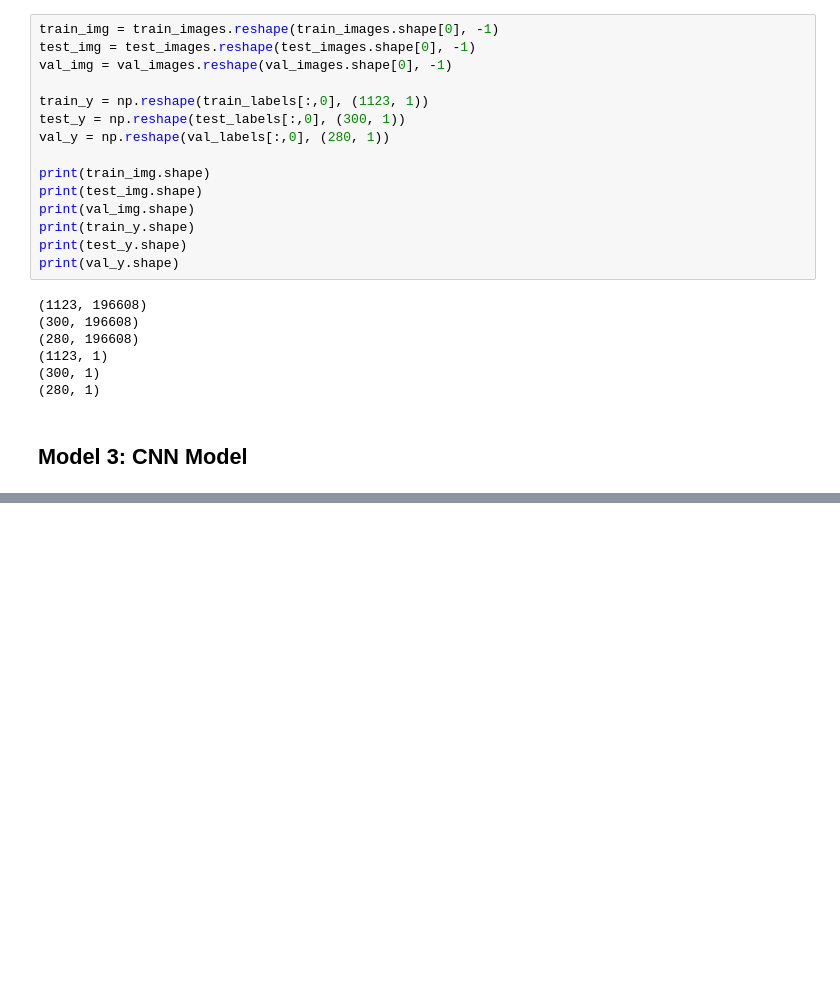
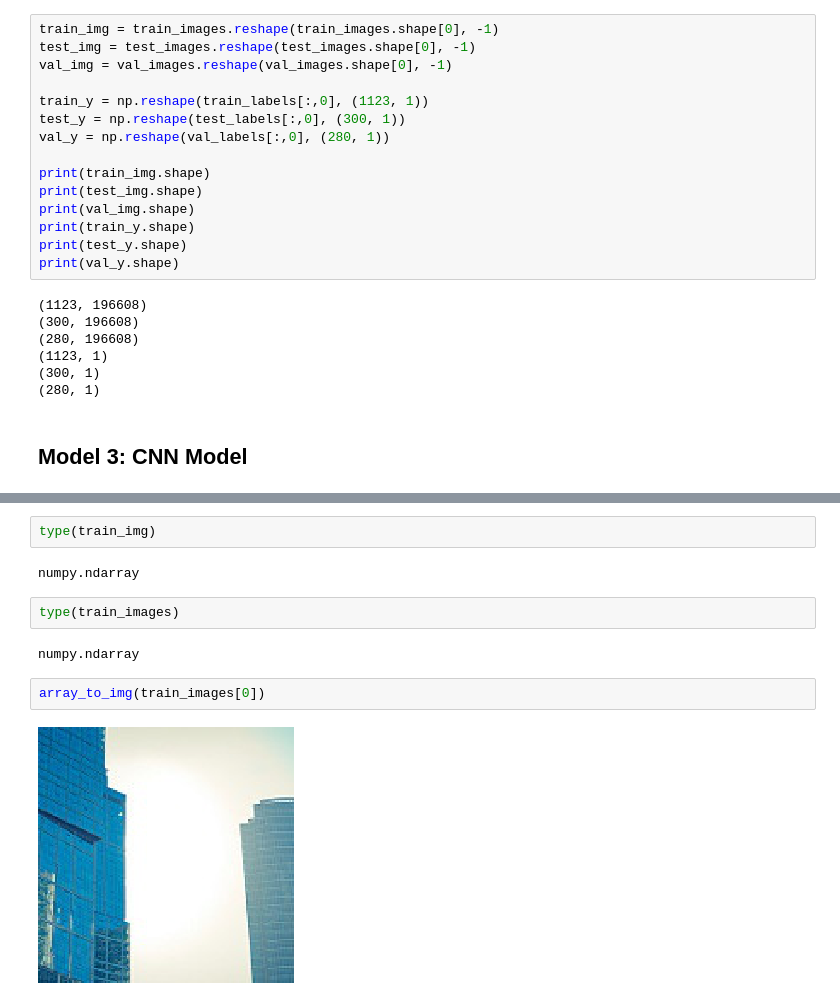
Before and after one commit to lecritch/Cene-Image-Classification, a Jupyter notebook: notebooks/modelling/03_modelling.ipynb, the cells around one changed output, grey strips where cells are left out. Drawn from its saved outputs; the diff is of its cells as text; blank space fills up the shorter version.

```diff
--- a/notebooks/modelling/03_modelling.ipynb
+++ b/notebooks/modelling/03_modelling.ipynb
@@ -91,0 +160,12 @@ print(val_y.shape)
+# %%
+type(train_img)
+# %% [output]
+numpy.ndarray
+# %%
+type(train_images)
+# %% [output]
+numpy.ndarray
+# %%
+array_to_img(train_images[0])
+# %% [output]
+[figure, added]
```
Also changed, not shown: parts of 9 cells of this notebook, 10 other files.
